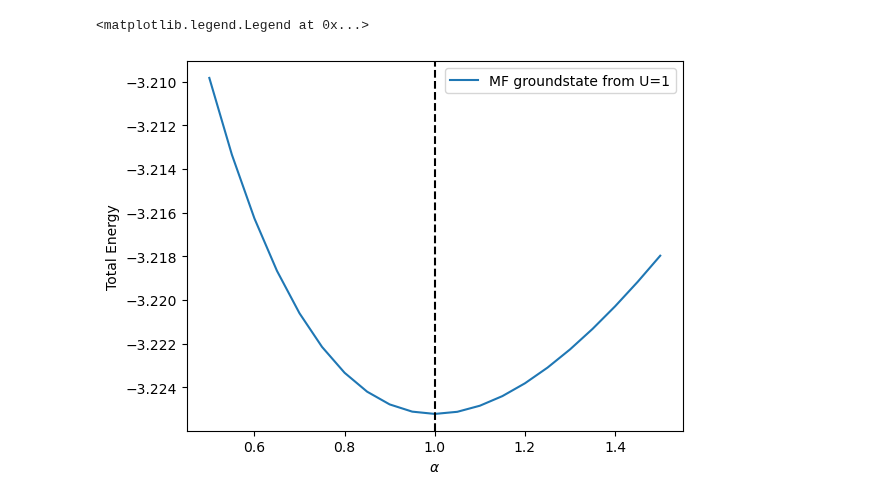
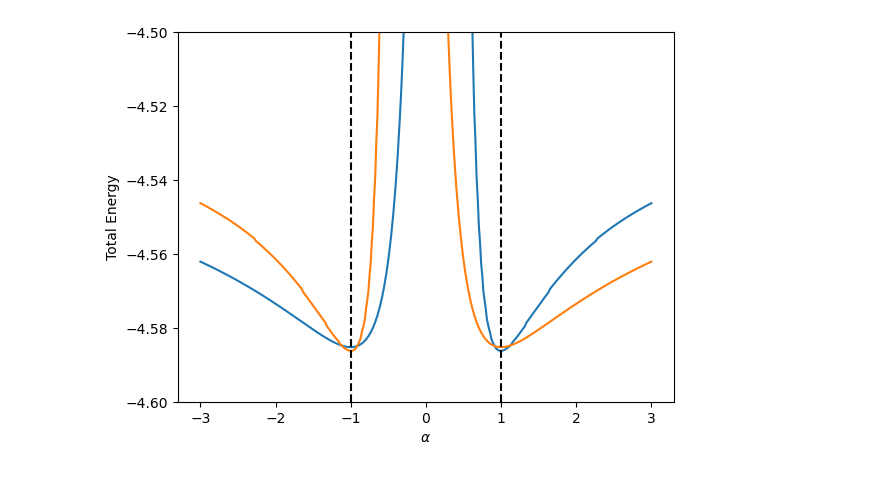
Before and after one commit to quantum-tinkerer/MeanFi, a Jupyter notebook: examples/tEnergyTest.ipynb, the cells around one changed output. Saved outputs shown, nothing was run; the diff lists cells and outputs as text; code cells hidden in the pictures.

```diff
--- a/examples/tEnergyTest.ipynb
+++ b/examples/tEnergyTest.ipynb
@@ -4,7 +4,7 @@ import matplotlib.pyplot as plt
 from codes import utils, model, interface, solvers, hf
 # %%
 U0 = 1
-nk = 100
+nk = 300
 filling = 2
 
 hopp = np.kron(np.array([[0, 1], [0, 0]]), np.eye(2))
@@ -43,6 +43,7 @@ def groundstate(U):
 
     return tb_mf_k - EF * np.eye(hamiltonians_0.shape[-1]), densityMatrix
 
+
 tb_mf0, densityMatrix0 = groundstate(U0)
 mf0 = tb_mf0 - hamiltonians_0
 
@@ -53,14 +54,18 @@ def mfRescaled(alpha, mf0=mf0):
     vals, vecs = np.linalg.eigh(hamiltonian)
     EF = utils.get_fermi_energy(vals, filling)
     densityMatrix = hf.density_matrix(vals, vecs, EF)
-    return hf.total_energy(tb_mf0, densityMatrix)
+    return hf.total_energy(
+        hamiltonians_0 + mf0 * np.sign(alpha), densityMatrix
+    )
 # %%
-alphas = np.linspace(0.5, 1.5, 21)
+alphas = np.linspace(-3, 3, 401)
 plt.plot(alphas, mfRescaled(alphas))
+plt.plot(-alphas, mfRescaled(alphas))
 plt.axvline(x=1, c="k", ls="--")
+plt.axvline(x=-1, c="k", ls="--")
 plt.ylabel("Total Energy")
 plt.xlabel(r"$\alpha$")
-plt.legend()
+plt.ylim(-4.6, -4.5)
+plt.show()
 # %% [output]
-<matplotlib.legend.Legend at 0x...>
-[figure, old version]
+[figure, new version]
```
Also changed, not shown: parts of 1 cell of this notebook, 1 other file.
